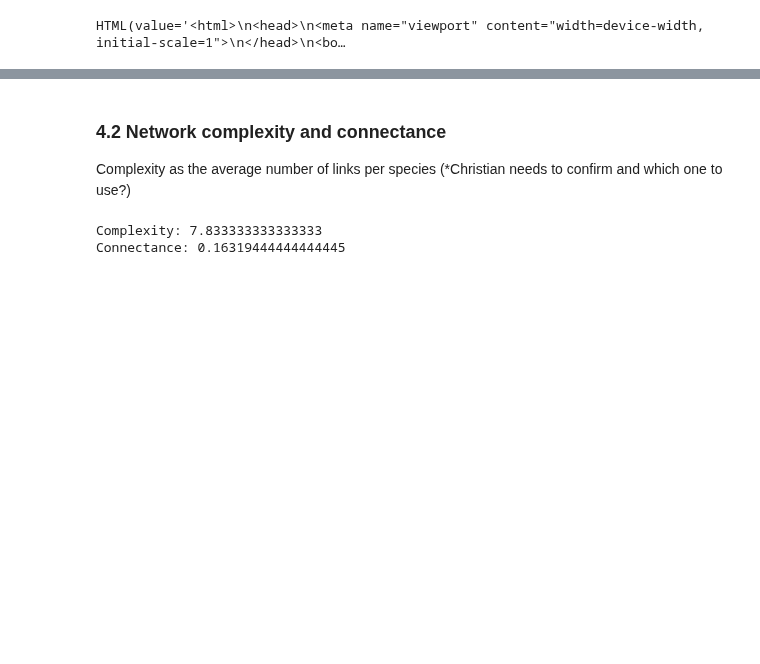
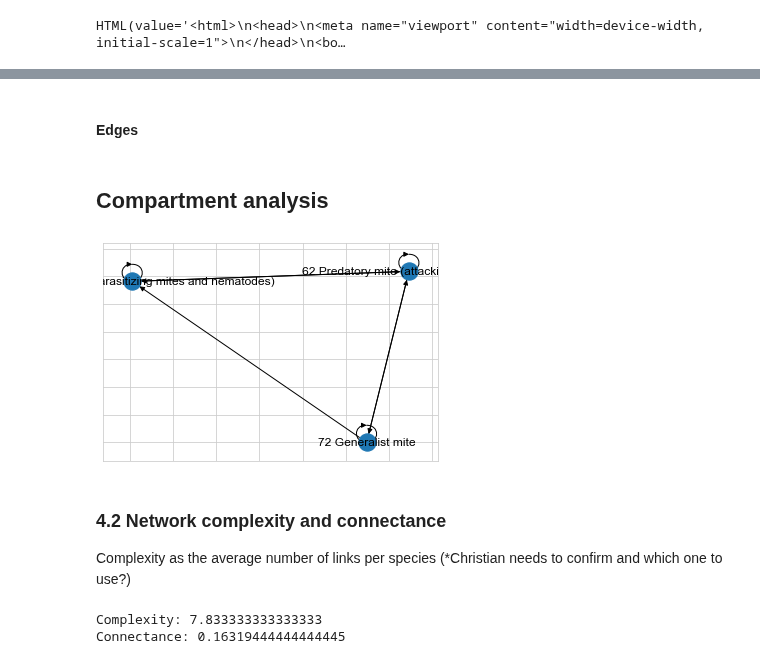
Before and after one commit to MartinMarzi/BEFANA, a Jupyter notebook: 3-network analysis.ipynb, the cells around one changed output, grey strips where cells are left out. Drawn from its saved outputs; the diff is of its cells as text; code cells hidden in the pictures; blank space fills up the shorter version.

```diff
--- a/3-network analysis.ipynb
+++ b/3-network analysis.ipynb
@@ -62,0 +74,2 @@ _ = ax.set_ylim(0,1)
+# %% [markdown]
+#### Edges
@@ -63,3 +82,16 @@ _ = ax.set_ylim(0,1)
+# %% [markdown]
+## Compartment analysis
+# %%
+# finding strongly connected components
+scc = [x for x in list(nx.components.strongly_connected_components(G)) if len(x) > 1]
+
+for x in scc:
+    scc_sb = G.subgraph(x)
+    nx.draw_networkx(scc_sb)
+
+# to-do add subplots
+# %% [output]
+[figure, added]
 # %% [markdown]
 ### 4.2 Network complexity and connectance
 
```
Also changed, not shown: parts of 16 cells of this notebook.
